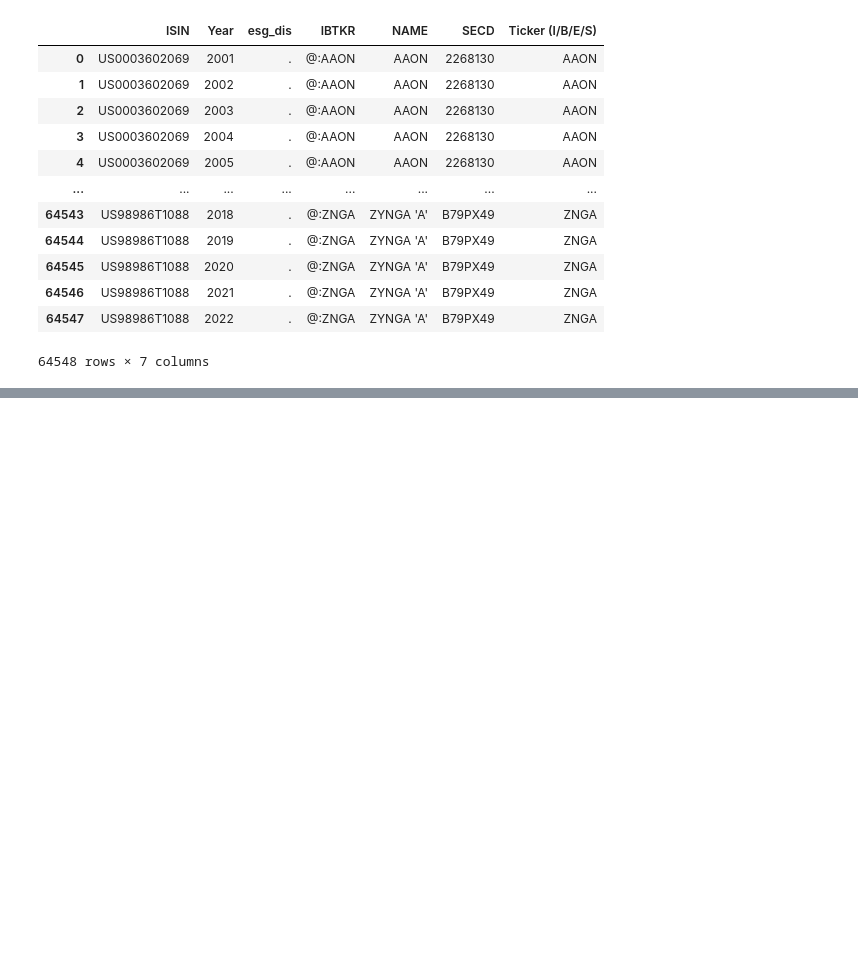
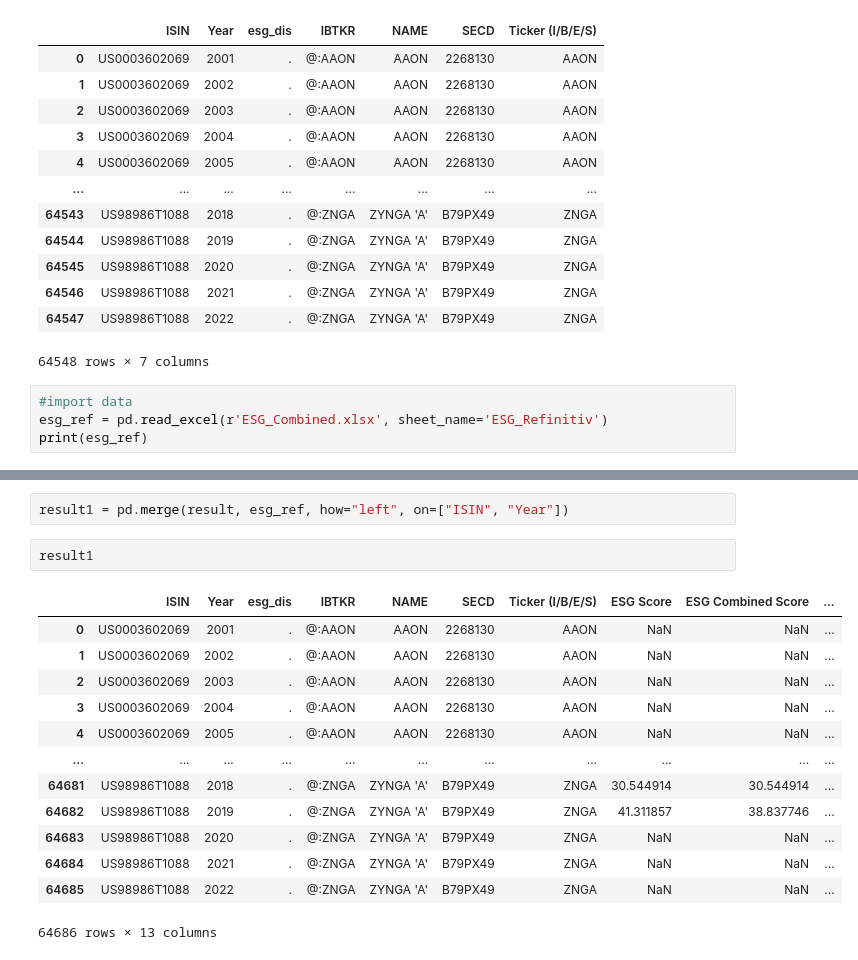
Before and after one commit to Rizwanhcc/CSR, a Jupyter notebook: test.ipynb, the cells around one changed output, grey strips where cells are left out. Cells and saved outputs as stored; diff of their text form; blank space fills up the shorter version.

```diff
--- a/test.ipynb
+++ b/test.ipynb
@@ -72,3 +72,7 @@ result
 | 64546 | US98986T1088 | 2021 | . | @:ZNGA | ZYNGA 'A' | B79PX49 | ZNGA |
 | 64547 | US98986T1088 | 2022 | . | @:ZNGA | ZYNGA 'A' | B79PX49 | ZNGA |
 64548 rows × 7 columns
+# %%
+#import data
+esg_ref = pd.read_excel(r'ESG_Combined.xlsx', sheet_name='ESG_Refinitiv')
+print(esg_ref)
@@ -74,0 +97,18 @@ result
+# %%
+result1 = pd.merge(result, esg_ref, how="left", on=["ISIN", "Year"])
+# %%
+result1
+# %% [output]
+|  | ISIN | Year | esg_dis | IBTKR | NAME | SECD | Ticker (I/B/E/S) | ESG Score | ESG Combined Score | ... |
+| 0 | US0003602069 | 2001 | . | @:AAON | AAON | 2268130 | AAON | NaN | NaN | ... |
+| 1 | US0003602069 | 2002 | . | @:AAON | AAON | 2268130 | AAON | NaN | NaN | ... |
+| 2 | US0003602069 | 2003 | . | @:AAON | AAON | 2268130 | AAON | NaN | NaN | ... |
+| 3 | US0003602069 | 2004 | . | @:AAON | AAON | 2268130 | AAON | NaN | NaN | ... |
+| 4 | US0003602069 | 2005 | . | @:AAON | AAON | 2268130 | AAON | NaN | NaN | ... |
+| ... | ... | ... | ... | ... | ... | ... | ... | ... | ... | ... |
+| 64681 | US98986T1088 | 2018 | . | @:ZNGA | ZYNGA 'A' | B79PX49 | ZNGA | 30.544914 | 30.544914 | ... |
+| 64682 | US98986T1088 | 2019 | . | @:ZNGA | ZYNGA 'A' | B79PX49 | ZNGA | 41.311857 | 38.837746 | ... |
+| 64683 | US98986T1088 | 2020 | . | @:ZNGA | ZYNGA 'A' | B79PX49 | ZNGA | NaN | NaN | ... |
+| 64684 | US98986T1088 | 2021 | . | @:ZNGA | ZYNGA 'A' | B79PX49 | ZNGA | NaN | NaN | ... |
+| 64685 | US98986T1088 | 2022 | . | @:ZNGA | ZYNGA 'A' | B79PX49 | ZNGA | NaN | NaN | ... |
+64686 rows × 13 columns
```
Also changed, not shown: parts of 27 cells of this notebook.
